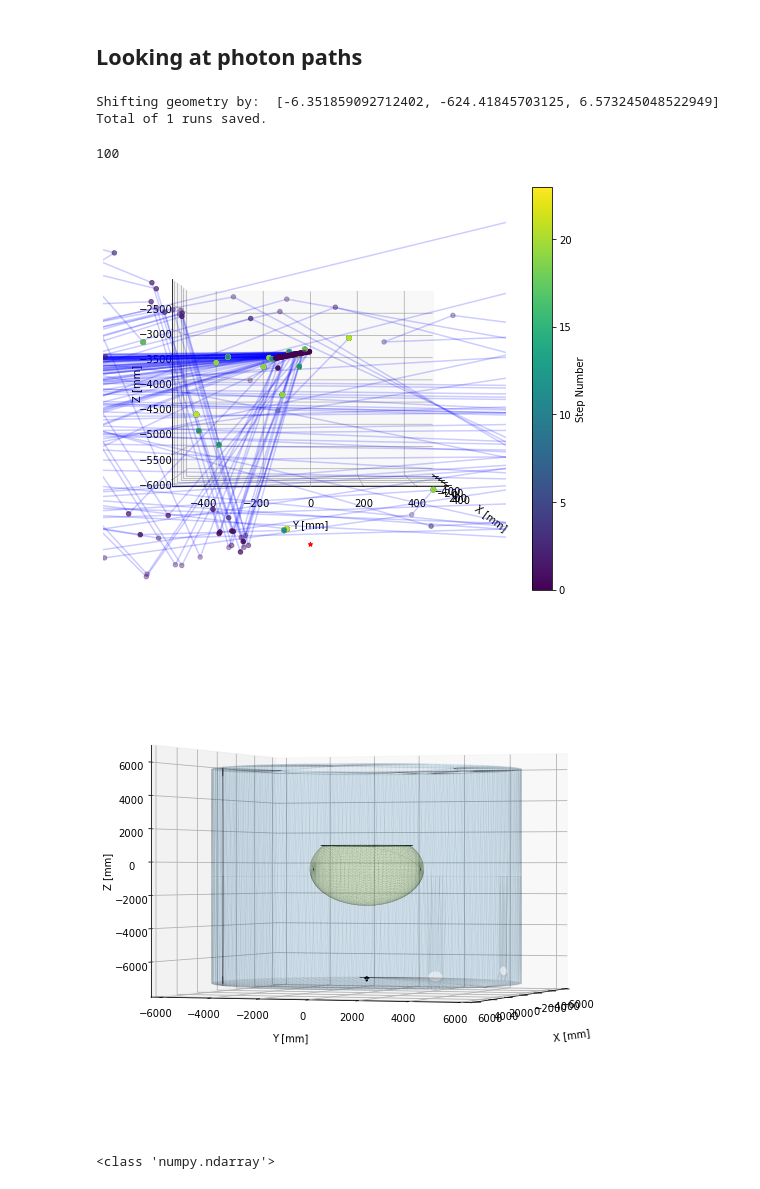
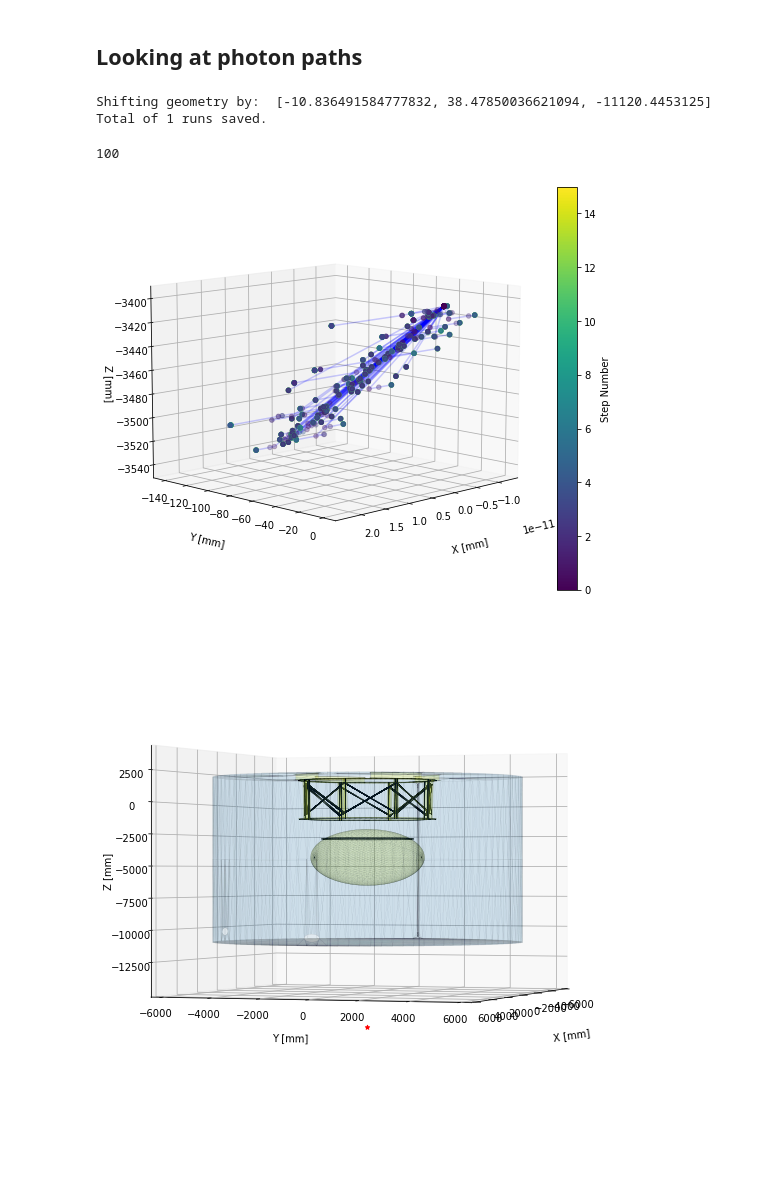
Before and after one commit to eklem1/OD_work, a Jupyter notebook: Plotting.ipynb, the cells around one changed output. Cells and saved outputs as stored; diff of their text form; code cells hidden in the pictures.

```diff
--- a/Plotting.ipynb
+++ b/Plotting.ipynb
@@ -46,9 +46,11 @@ def readPhotonPaths(filename):
 # %%
 # paths_runs, centerShift = readPhotonPaths("Paths/photonPath_PMTFullAbs.txt")
 # paths_runs, centerShift = readPhotonPaths("Paths/photonPath_Cher1.txt")
+# geo = 'sideways_comp'
 paths_runs, centerShift = readPhotonPaths("photonPath.txt")
+geo = 'up_uni'
 # %% [output]
-Shifting geometry by:  [-6.351859092712402, -624.41845703125, 6.573245048522949]
+Shifting geometry by:  [-10.836491584777832, 38.47850036621094, -11120.4453125]
 Total of 1 runs saved.
 # %%
 #STL files for plotting
@@ -148,45 +171,46 @@ for i in range(len(paths)):
 #     print(paths[i][0][0], paths[i][1][0], paths[i][2][0])
 #     print(paths[i][0][1], paths[i][1][1], paths[i][2][1])
 
-axes.scatter3D(0, 0, -6860.00+centerShift[1], marker='*', color='r') #should be the bottom of the WT
+# axes.scatter3D(0, 0, -6860.00+centerShift[2], marker='*', color='r') #should be the bottom of the WT
 
-# addGeometry(axes, parts=['PMTGlass', 'OC'])  #'WT' ,
+addGeometry(axes, parts=['WT', 'OC'])  #'WT' ,
 
-axes.set_xlim3d(-500, 500)
-axes.set_ylim3d(-500, 500)
-axes.set_zlim3d(-6050, -2080)
+# axes.set_xlim3d(-200, 200)
+# axes.set_ylim3d(-200, 200)
+# axes.set_zlim3d(-3540, -3380)
 
 # axes.set_xlim3d(-6000, 6000)
 # axes.set_ylim3d(-6000, 6000)
 # axes.set_zlim3d(-7800, +6730)
 
 axes.set_xlabel("X [mm]")
 axes.set_ylabel("Y [mm]")
 axes.set_zlabel("Z [mm]")
 axes.xaxis.labelpad=20
 axes.yaxis.labelpad=15
 # axes.zaxis.labelpad=15
 
 # axes.legend()
 
 fig.colorbar(p, label="Step Number", shrink=0.8)
 
 #change angle of view - (elevation, azimuth) angles in degrees
 # ‘elev’ stores the elevation angle in the z plane. ‘azim’ stores the azimuth angle in the x,y plane.
-axes.view_init(0, 0)
+axes.view_init(10, 45)
 
 # 0, 90 - XZ plane; 90, 90 - top view
 
 plt.show()
 
 # PMT_MetalConnection PMT_Glassware
 # %% [output]
-[figure, old version]
+[figure, new version]
 # %%
 fig = plt.figure(figsize=(7,7))
 axes = mplot3d.Axes3D(fig)
 
-addGeometry(axes)#, parts=['PMTconnect','PMTGlass', 'WT'])
+addGeometry(axes, parts=['OC','WT'])
+axes.scatter3D(0, 0, -6860.00+centerShift[2], marker='*', color='r') #should be the bottom of the WT
 
 # axes.set_xlim3d(-100, 100)
 # axes.set_ylim3d(-100, 100)
@@ -194,7 +218,8 @@ addGeometry(axes)#, parts=['PMTconnect','PMTGlass', 'WT'])
 
 axes.set_xlim3d(-6200, 6200)
 axes.set_ylim3d(-6200, 6200)
-axes.set_zlim3d(-7800, +6730)
+axes.set_zlim3d(-14800, 4030)
+# axes.set_zlim3d(-7800, +6730)
 
 axes.set_xlabel("X [mm]")
 axes.set_ylabel("Y [mm]")
@@ -210,19 +235,4 @@ axes.view_init(0, 20)
 
 plt.show()
 # %% [output]
-[figure, old version]
+[figure, new version]
-# %%
-X = 1
-Y = 2
-Z = 3
-
-Spot = '4,5,6'
-
-Spot = np.array(Spot.split(','), dtype=np.float)
-
-
-GenPos = np.array([Spot])
-
-print(type(GenPos[0]))
-# %% [output]
-<class 'numpy.ndarray'>
```
Also changed, not shown: parts of 1 cell of this notebook, 2 other files.
